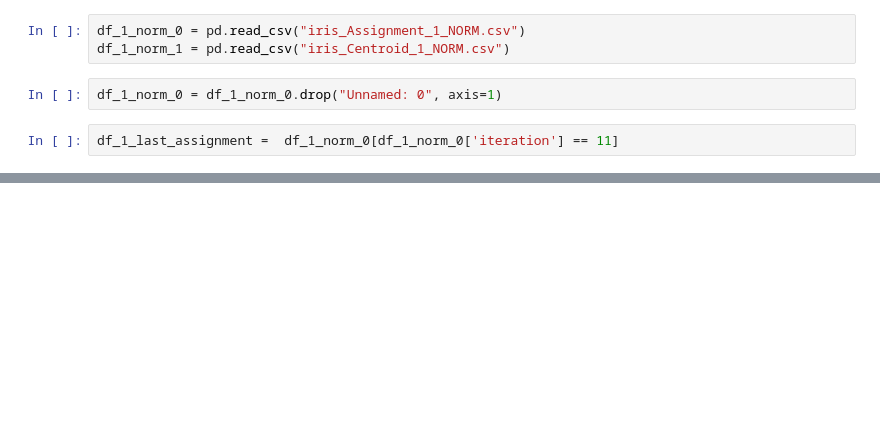
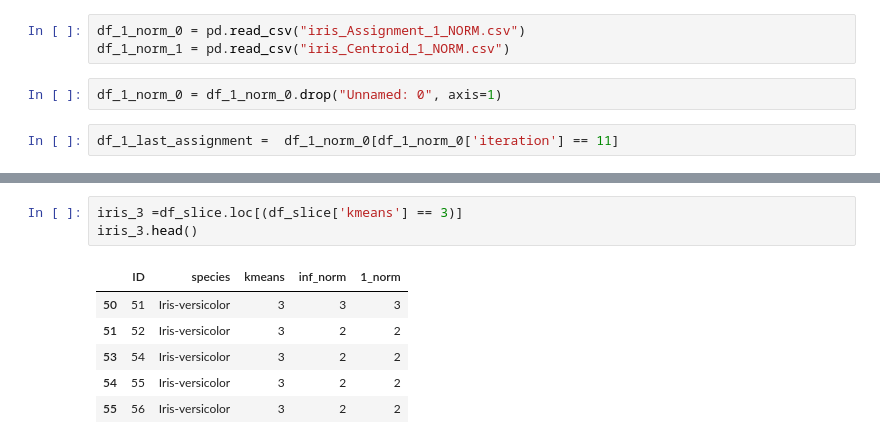
Before and after one commit to wongaz/ClusteringThesis, a Jupyter notebook: Clustering_Notebooks/Data/Iris/Iris Visualization.ipynb, the cells around one changed output, grey strips where cells are left out. Drawn from its saved outputs; the diff is of its cells as text; blank space fills up the shorter version.

```diff
--- a/Clustering_Notebooks/Data/Iris/Iris Visualization.ipynb
+++ b/Clustering_Notebooks/Data/Iris/Iris Visualization.ipynb
@@ -82,0 +161,10 @@ pd.crosstab(df_slice.species,)
+# %%
+iris_3 =df_slice.loc[(df_slice['kmeans'] == 3)]
+iris_3.head()
+# %% [output]
+|  | ID | species | kmeans | inf_norm | 1_norm |
+| 50 | 51 | Iris-versicolor | 3 | 3 | 3 |
+| 51 | 52 | Iris-versicolor | 3 | 2 | 2 |
+| 53 | 54 | Iris-versicolor | 3 | 2 | 2 |
+| 54 | 55 | Iris-versicolor | 3 | 2 | 2 |
+| 55 | 56 | Iris-versicolor | 3 | 2 | 2 |
```
Also changed, not shown: parts of 21 cells of this notebook.
